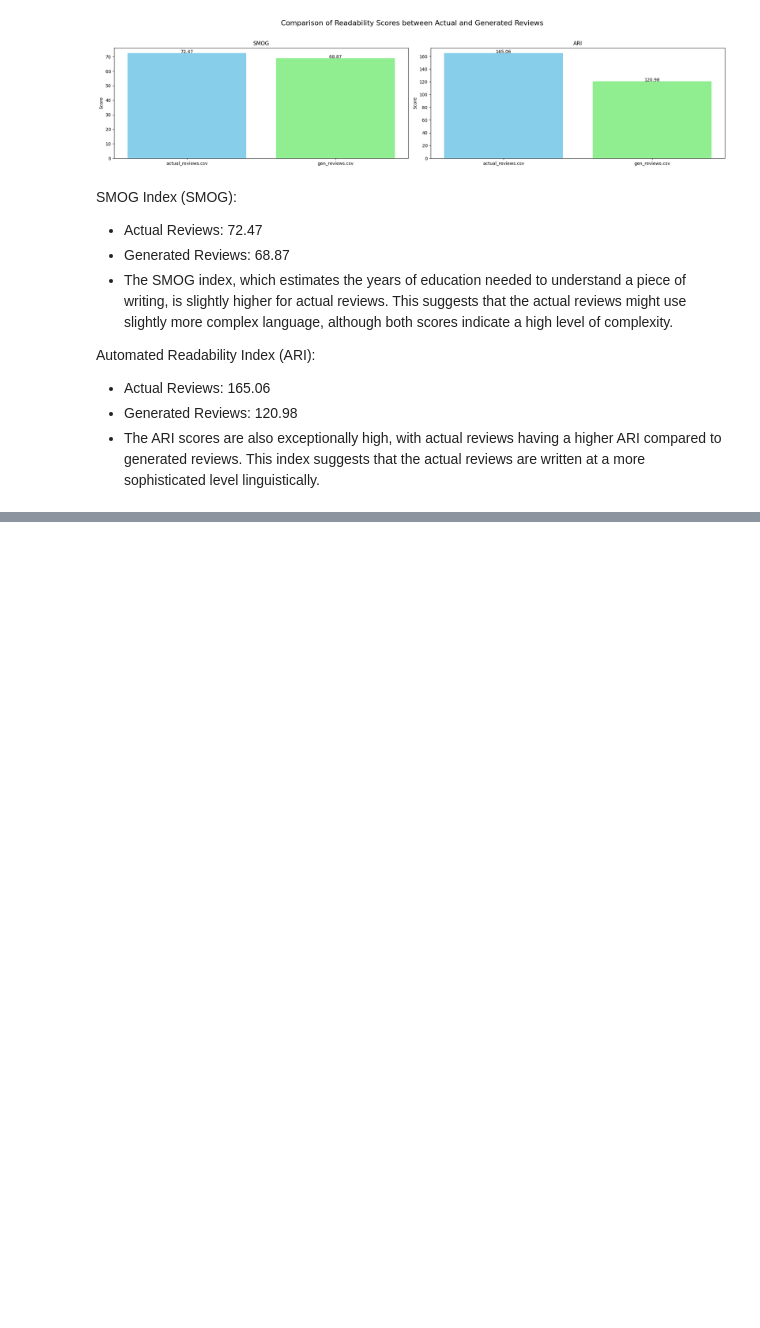
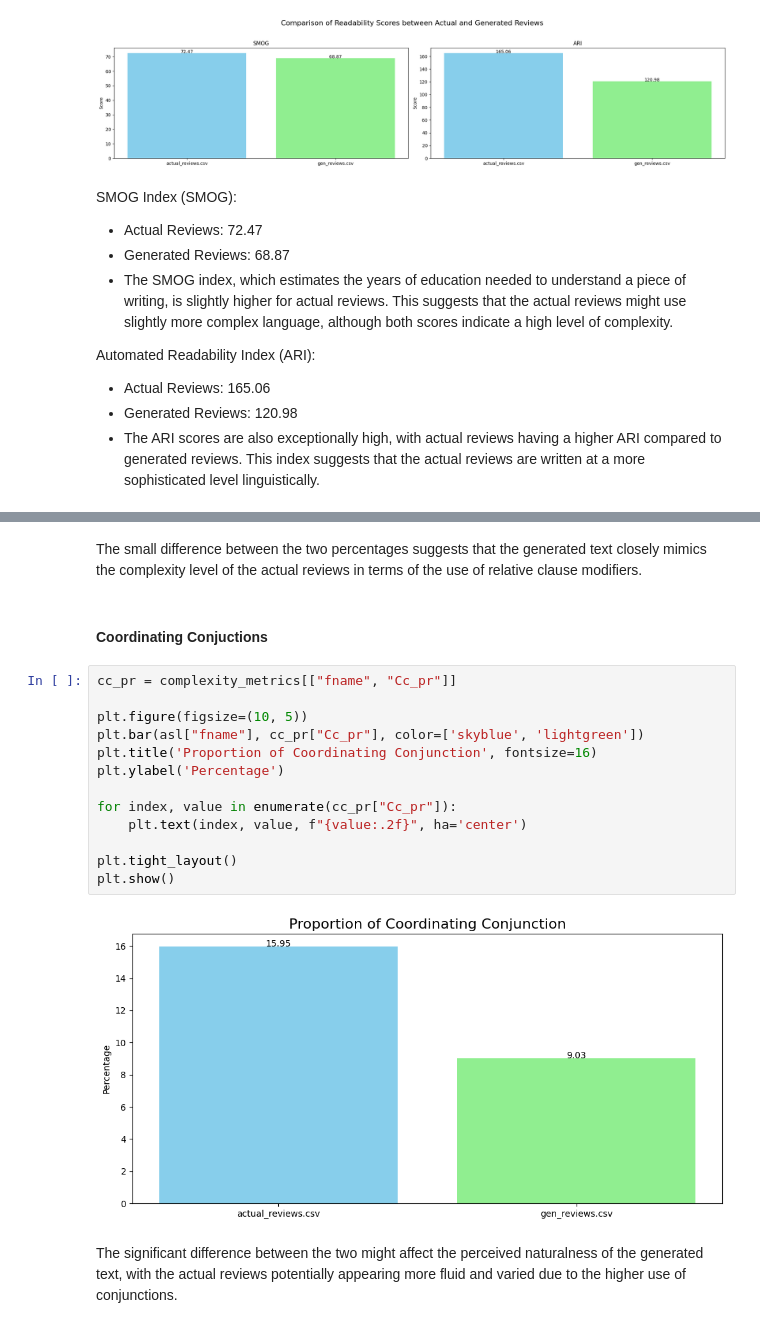
Before and after one commit to z00logist/generated-vs-actual-reviews, a Jupyter notebook: research/complexity_EDA.ipynb, the cells around one changed output, grey strips where cells are left out. Cells and saved outputs as stored; diff of their text form; blank space fills up the shorter version.

```diff
--- a/research/complexity_EDA.ipynb
+++ b/research/complexity_EDA.ipynb
@@ -141,0 +201,21 @@ Automated Readability Index (ARI):
+# %% [markdown]
+The small difference between the two percentages suggests that the generated text closely mimics the complexity level of the actual reviews in terms of the use of relative clause modifiers.
+# %% [markdown]
+#### Coordinating Conjuctions
+# %%
+cc_pr = complexity_metrics[["fname", "Cc_pr"]]
+
+plt.figure(figsize=(10, 5))
+plt.bar(asl["fname"], cc_pr["Cc_pr"], color=['skyblue', 'lightgreen'])
+plt.title('Proportion of Coordinating Conjunction', fontsize=16)
+plt.ylabel('Percentage')
+
+for index, value in enumerate(cc_pr["Cc_pr"]):
+    plt.text(index, value, f"{value:.2f}", ha='center')
+
+plt.tight_layout()
+plt.show()
+# %% [output]
+[figure, added]
+# %% [markdown]
+The significant difference between the two might affect the perceived naturalness of the generated text, with the actual reviews potentially appearing more fluid and varied due to the higher use of conjunctions.
```
Also changed, not shown: parts of 8 cells of this notebook.
